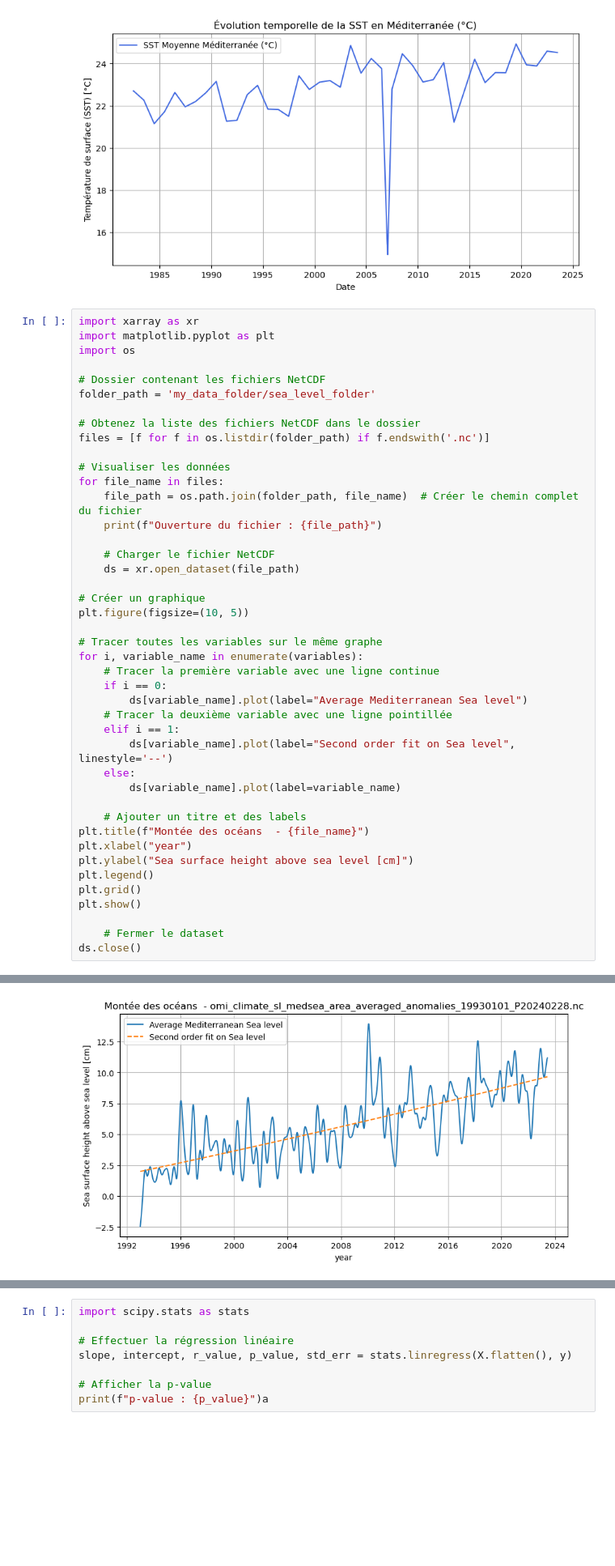
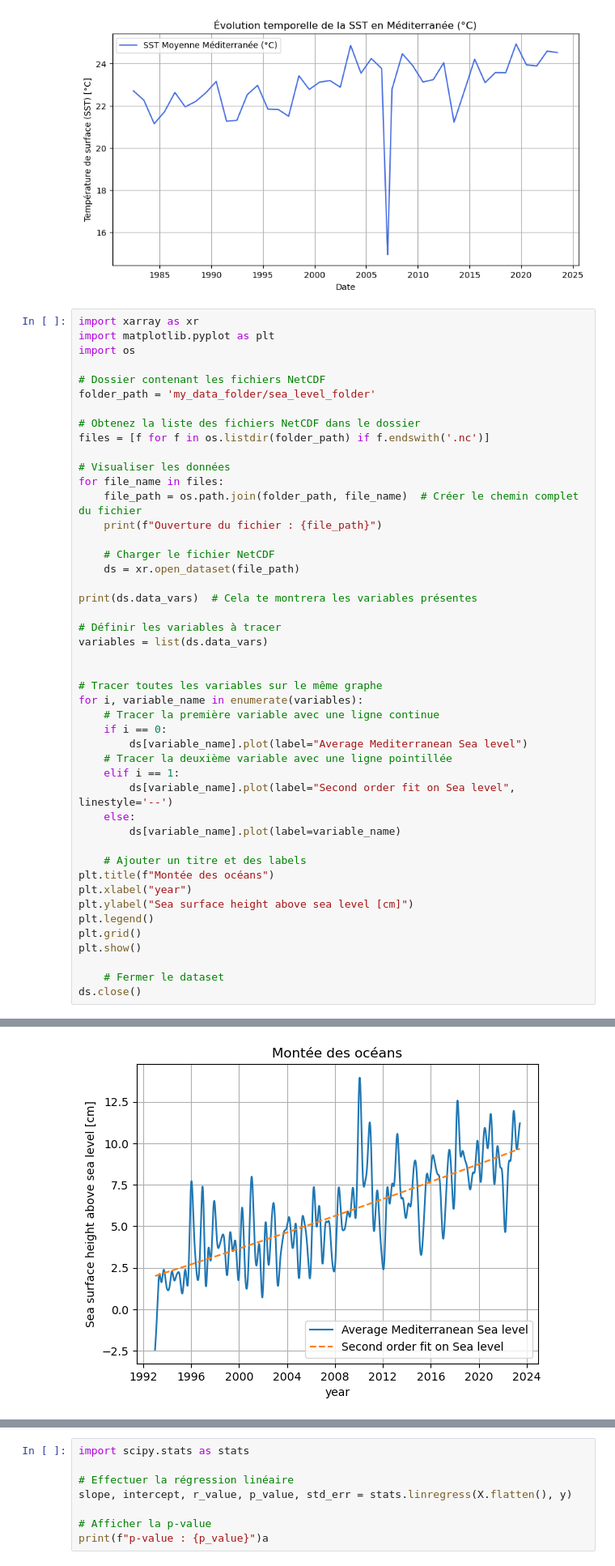
Before and after one commit to LeoDony7/Stat-App-Montee-des-oceans, a Jupyter notebook: visualization.ipynb, the cells around one changed output, grey strips where cells are left out. Shown at 81% size. Cells and saved outputs as stored; diff of their text form; blank space fills up the shorter version.

```diff
--- a/visualization.ipynb
+++ b/visualization.ipynb
@@ -110,8 +110,11 @@ for file_name in files:
     # Charger le fichier NetCDF
     ds = xr.open_dataset(file_path)
 
-# Créer un graphique
-plt.figure(figsize=(10, 5))
+print(ds.data_vars)  # Cela te montrera les variables présentes
+
+# Définir les variables à tracer
+variables = list(ds.data_vars)
+
 
 # Tracer toutes les variables sur le même graphe
 for i, variable_name in enumerate(variables):
@@ -125,7 +128,7 @@ for i, variable_name in enumerate(variables):
         ds[variable_name].plot(label=variable_name)
 
     # Ajouter un titre et des labels
-plt.title(f"Montée des océans  - {file_name}")
+plt.title(f"Montée des océans")
 plt.xlabel("year")
 plt.ylabel("Sea surface height above sea level [cm]")
 plt.legend()
@@ -139,4 +145,4 @@ Ouverture du fichier : my_data_folder/sea_level_folder/omi_climate_sl_medsea_are
-[figure, old version]
+[figure, new version]
 # %%
 import xarray as xr
 import os
```
Also changed, not shown: parts of 1 cell of this notebook, 1 other file.
